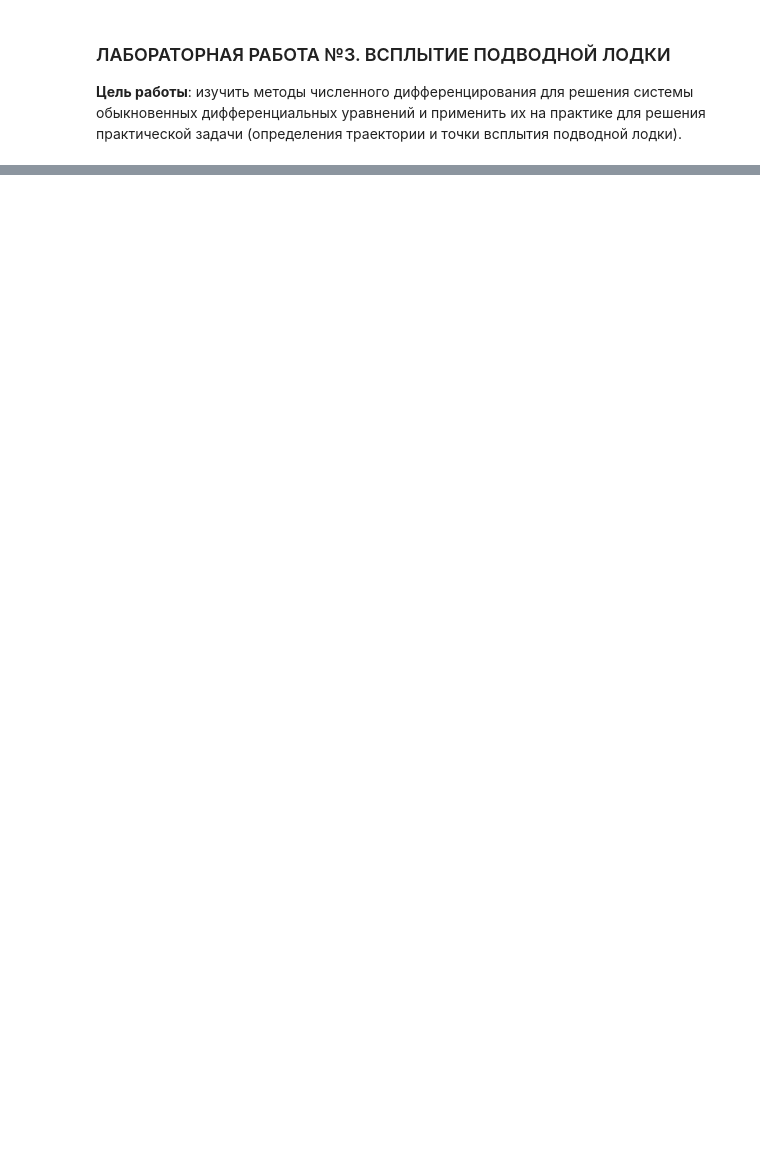
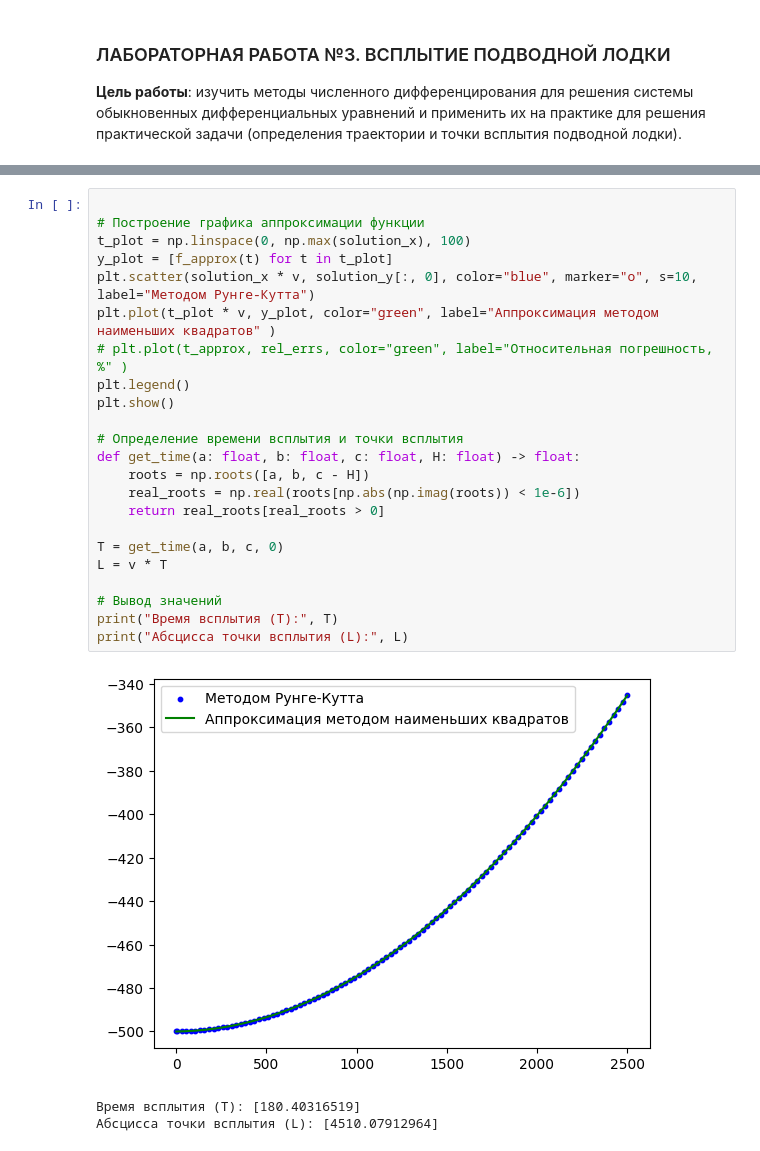
Before and after one commit to idb-22-15/computational-math, a Jupyter notebook: term4-lab3/main.ipynb, the cells around one changed output, grey strips where cells are left out. Drawn from its saved outputs; the diff is of its cells as text; blank space fills up the shorter version.

```diff
--- a/term4-lab3/main.ipynb
+++ b/term4-lab3/main.ipynb
@@ -115,0 +130,27 @@ print("Абсцисса точки всплытия (L):", L)
+# %%
+
+# Построение графика аппроксимации функции
+t_plot = np.linspace(0, np.max(solution_x), 100)
+y_plot = [f_approx(t) for t in t_plot]
+plt.scatter(solution_x * v, solution_y[:, 0], color="blue", marker="o", s=10, label="Методом Рунге-Кутта")
+plt.plot(t_plot * v, y_plot, color="green", label="Аппроксимация методом наименьших квадратов" )
+# plt.plot(t_approx, rel_errs, color="green", label="Относительная погрешность, %" )
+plt.legend()
+plt.show()
+
+# Определение времени всплытия и точки всплытия
+def get_time(a: float, b: float, c: float, H: float) -> float:
+    roots = np.roots([a, b, c - H])
+    real_roots = np.real(roots[np.abs(np.imag(roots)) < 1e-6])
+    return real_roots[real_roots > 0]
+
+T = get_time(a, b, c, 0)
+L = v * T
+
+# Вывод значений
+print("Время всплытия (T):", T)
+print("Абсцисса точки всплытия (L):", L)
+# %% [output]
+[figure, added]
+Время всплытия (T): [180.40316519]
+Абсцисса точки всплытия (L): [4510.07912964]
```
Also changed, not shown: parts of 1 cell of this notebook, 5 other files.
